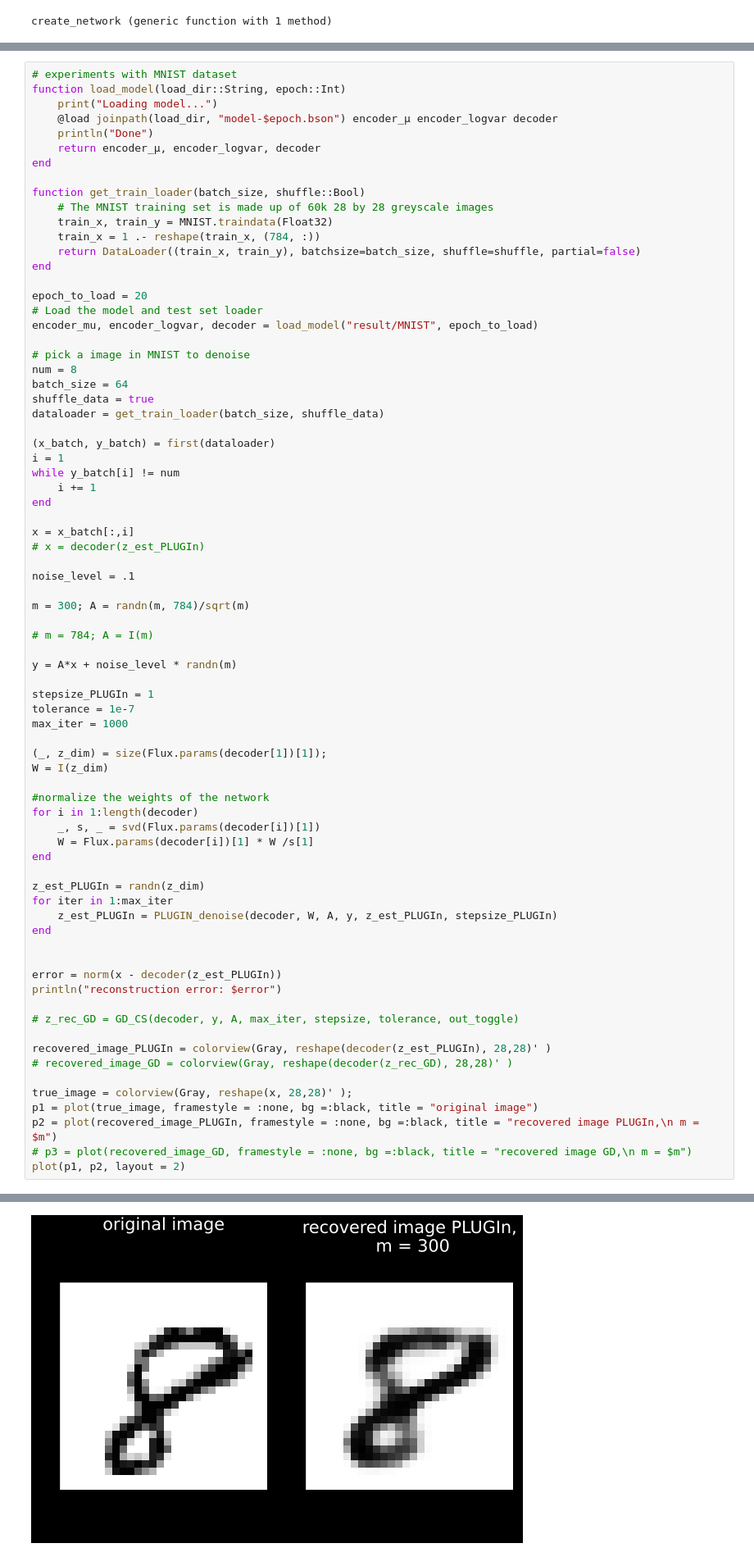
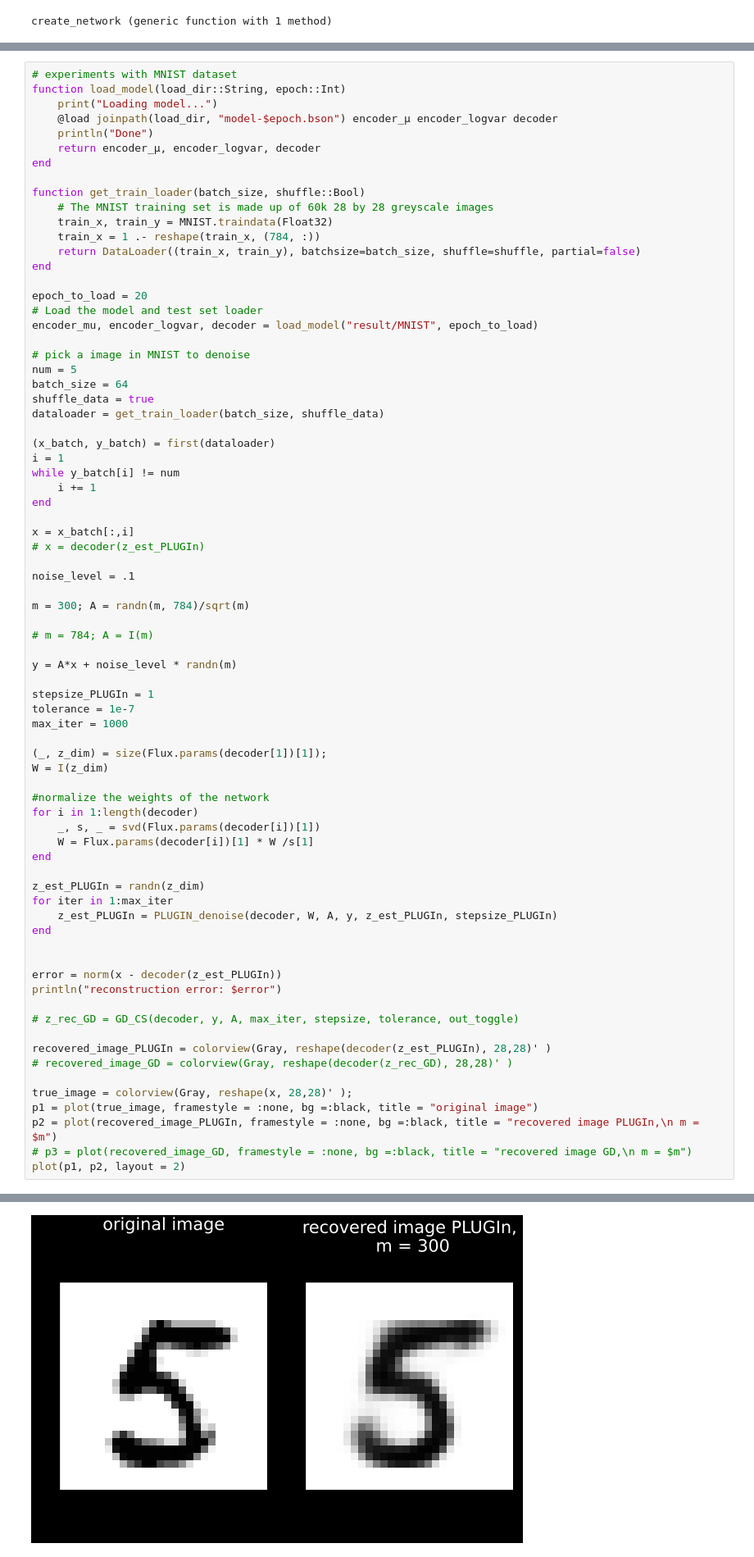
Before and after one commit to babhrujoshi/PLUGIn_Julia, a Jupyter notebook: PLUGIn_CS.ipynb, the cells around one changed output, grey strips where cells are left out. Shown at 82% size. Saved outputs shown, nothing was run; the diff lists cells and outputs as text.

```diff
--- a/PLUGIn_CS.ipynb
+++ b/PLUGIn_CS.ipynb
@@ -802,7 +800,7 @@ epoch_to_load = 20
 encoder_mu, encoder_logvar, decoder = load_model("result/MNIST", epoch_to_load)
 
 # pick a image in MNIST to denoise
-num = 8
+num = 5
 batch_size = 64
 shuffle_data = true
 dataloader = get_train_loader(batch_size, shuffle_data)
@@ -862,4 +860,4 @@ reconstruction error: 5.841859608936752
-[figure, old version]
+[figure, new version]
 # %%
 z_true = z_est_PLUGIn;
 z_norm  = norm(z_est_PLUGIn)
```
Also changed, not shown: parts of 7 cells of this notebook, 11 other files.
